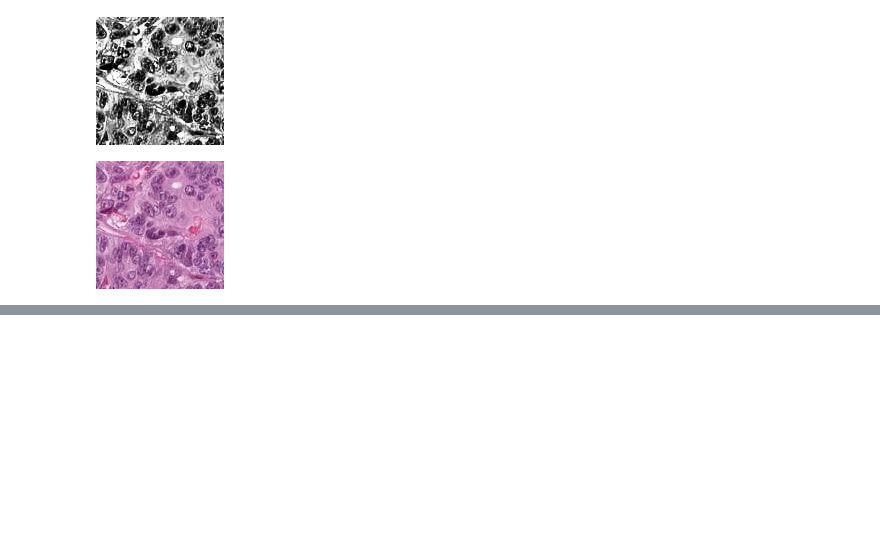
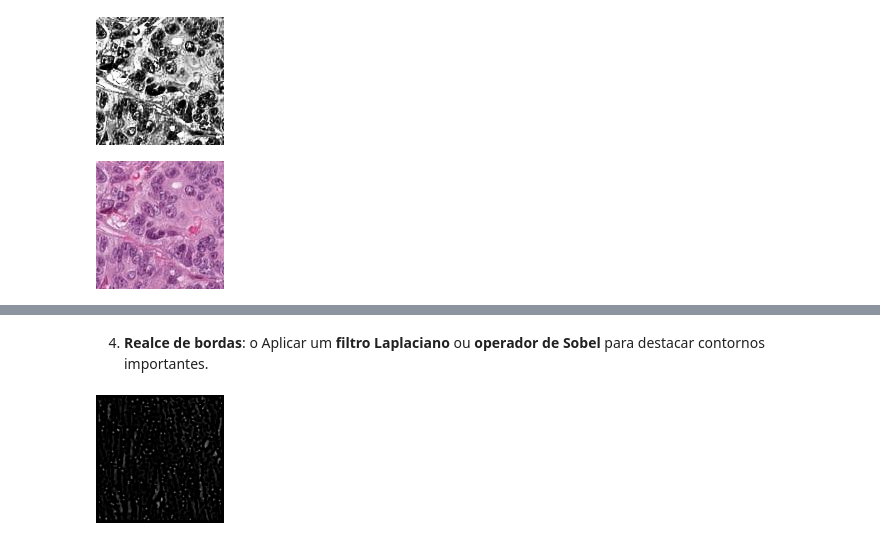
Before and after one commit to DanielAraldiEDU/one-off-operations-and-spatial-filtering, a Jupyter notebook: src/main.ipynb, the cells around one changed output, grey strips where cells are left out. Saved outputs shown, nothing was run; the diff lists cells and outputs as text; code cells hidden in the pictures; blank space fills up the shorter version.

```diff
--- a/src/main.ipynb
+++ b/src/main.ipynb
@@ -561,0 +604,7 @@ cv2_imshow(image_skin3)
+# %% [markdown]
+4. **Realce de bordas**: o Aplicar um **filtro Laplaciano** ou **operador de Sobel** para destacar contornos importantes.
+# %%
+image_skin1_laplacian = laplacian(image_skin1_gaussian, laplacian_kernel)
+cv2_imshow(image_skin1_laplacian)
+# %% [output]
+[figure, added]
```
Also changed, not shown: parts of 12 cells of this notebook.
